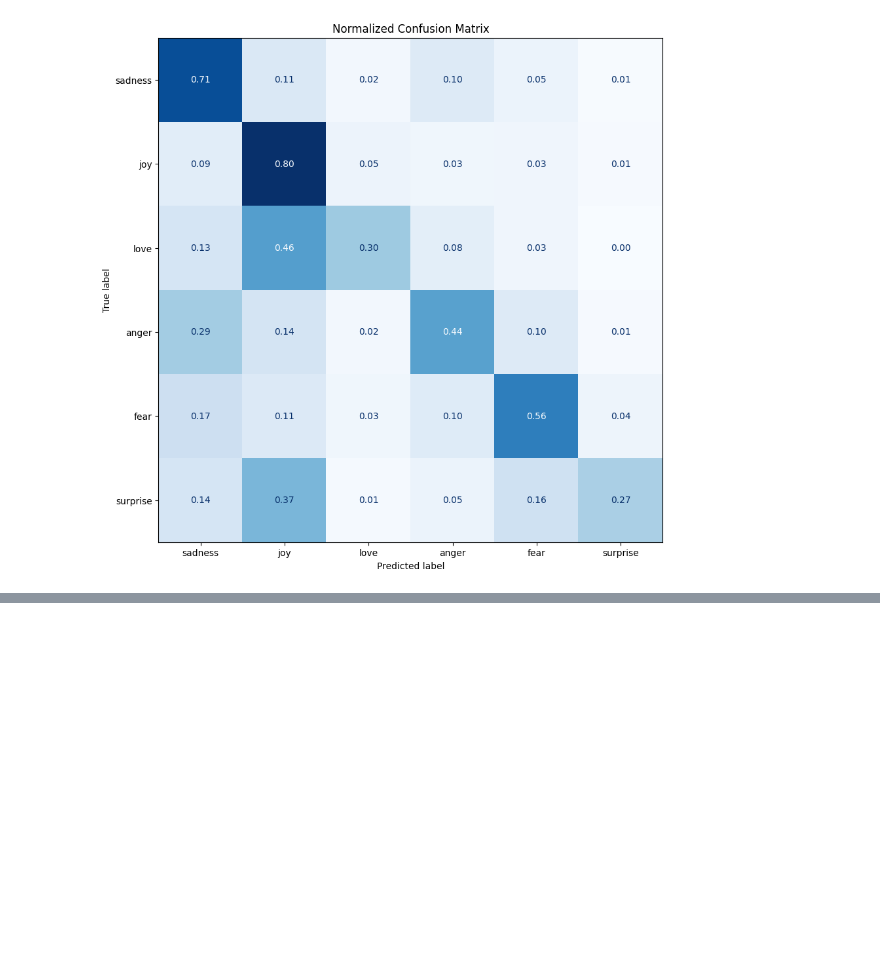
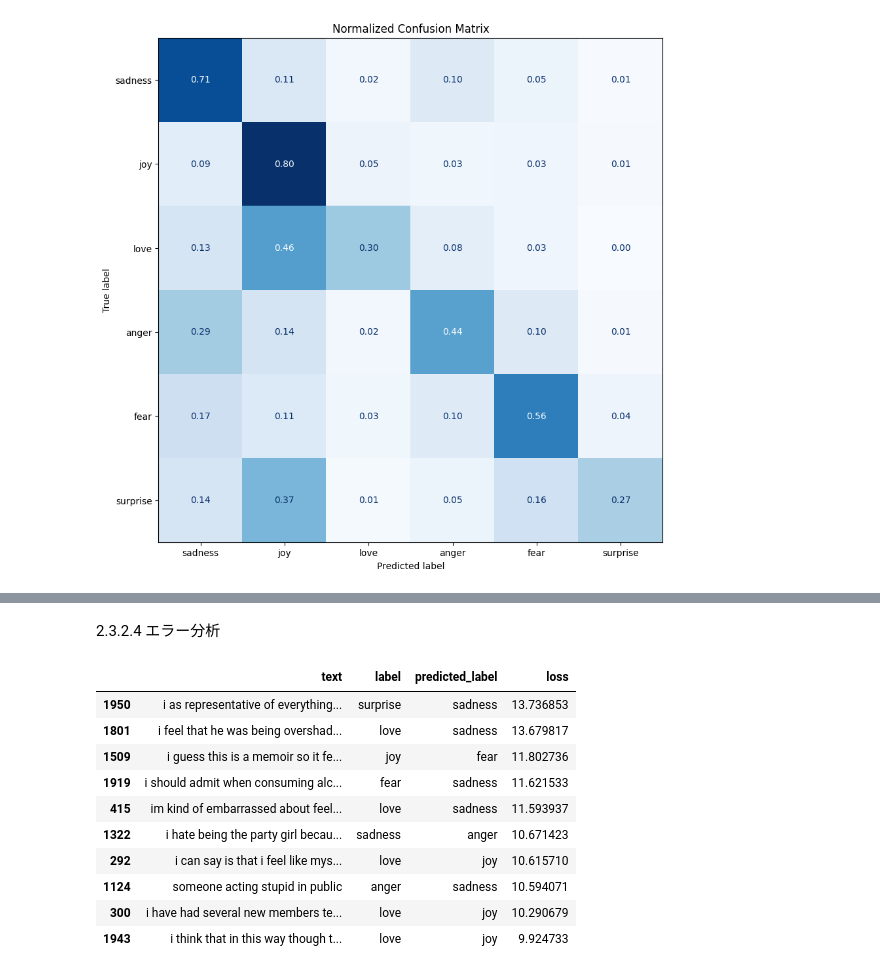
Before and after one commit to inoueshinichi/Book_Transformers, a Jupyter notebook: ch02_text_classification.ipynb, the cells around one changed output, grey strips where cells are left out. Saved outputs shown, nothing was run; the diff lists cells and outputs as text; code cells hidden in the pictures; blank space fills up the shorter version.

```diff
--- a/ch02_text_classification.ipynb
+++ b/ch02_text_classification.ipynb
@@ -545,0 +535,6 @@ plot_confusion_matrix(y_preds, y_valid, labels)
+# %%
+# 分類数は自分で決める
+from transformers import AutoModelForSequenceClassification
+
+num_labels = 6
+model = (AutoModelForSequenceClassification.from_pretrained(model_ckpt, num_labels=num_labels).to(device))
@@ -545,0 +643,45 @@ plot_confusion_matrix(y_preds, y_valid, labels)
+# %% [markdown]
+2.3.2.4 エラー分析
+# %%
+from torch.nn.functional import cross_entropy
+
+def forward_pass_with_label(batch):
+    inputs = {k:v.to(device) for k,v in batch.items()
+              if k in tokenizer.model_input_names}
+
+    with torch.no_grad():
+        output = model(**inputs)
+        pred_label = torch.argmax(output.logits, dim=-1)
+        loss = cross_entropy(output.logits, batch['label'].to(device), reduction="none")
+
+        # データセットの他の列との互換性を保つため、出力をCPU上に配置する
+        return {
+            "loss": loss.cpu().numpy(),
+            "predicted_label": pred_label.cpu().numpy()
+        }
+# %%
+# DictDataset -> torch.tensor
+emotions_encoded.set_format("torch", columns=["input_ids", "attention_mask", "label"])
+# 損失の計算
+emotions_encoded['validation'] = emotions_encoded['validation'].map(forward_pass_with_label, batched=True, batch_size=16)
+# %%
+emotions_encoded.set_format("pandas")
+cols = ["text", "label", "predicted_label", "loss"]
+df_test = emotions_encoded['validation'][:][cols]
+df_test["label"] = df_test["label"].apply(label_int2str)
+df_test["predicted_label"] = df_test["predicted_label"].apply(label_int2str)
+
+# 損失が高い10件
+df_test.sort_values("loss", ascending=False).head(10)
+# %% [output]
+|  | text | label | predicted_label | loss |
+| 1950 | i as representative of everything... | surprise | sadness | 13.736853 |
+| 1801 | i feel that he was being overshad... | love | sadness | 13.679817 |
+| 1509 | i guess this is a memoir so it fe... | joy | fear | 11.802736 |
+| 1919 | i should admit when consuming alc... | fear | sadness | 11.621533 |
+| 415 | im kind of embarrassed about feel... | love | sadness | 11.593937 |
+| 1322 | i hate being the party girl becau... | sadness | anger | 10.671423 |
+| 292 | i can say is that i feel like mys... | love | joy | 10.615710 |
+| 1124 | someone acting stupid in public | anger | sadness | 10.594071 |
+| 300 | i have had several new members te... | love | joy | 10.290679 |
+| 1943 | i think that in this way though t... | love | joy | 9.924733 |
```
Also changed, not shown: parts of 22 cells of this notebook.
